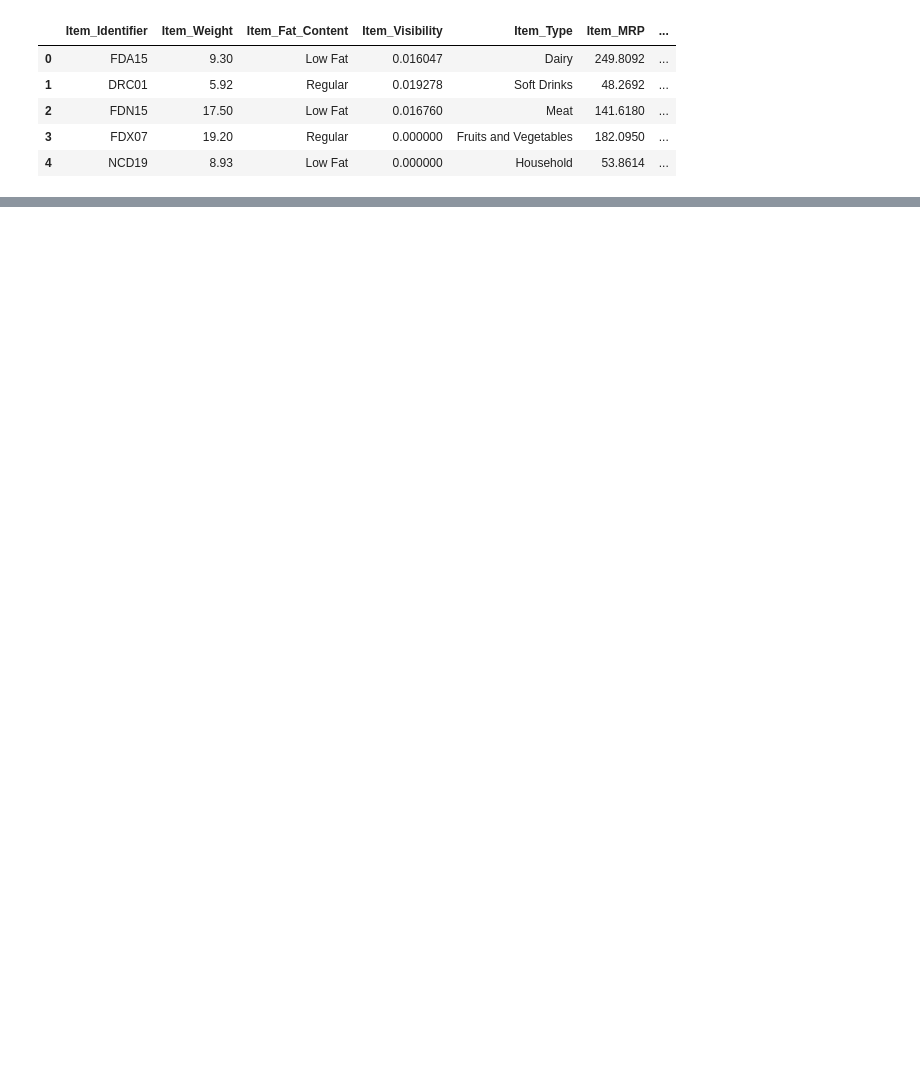
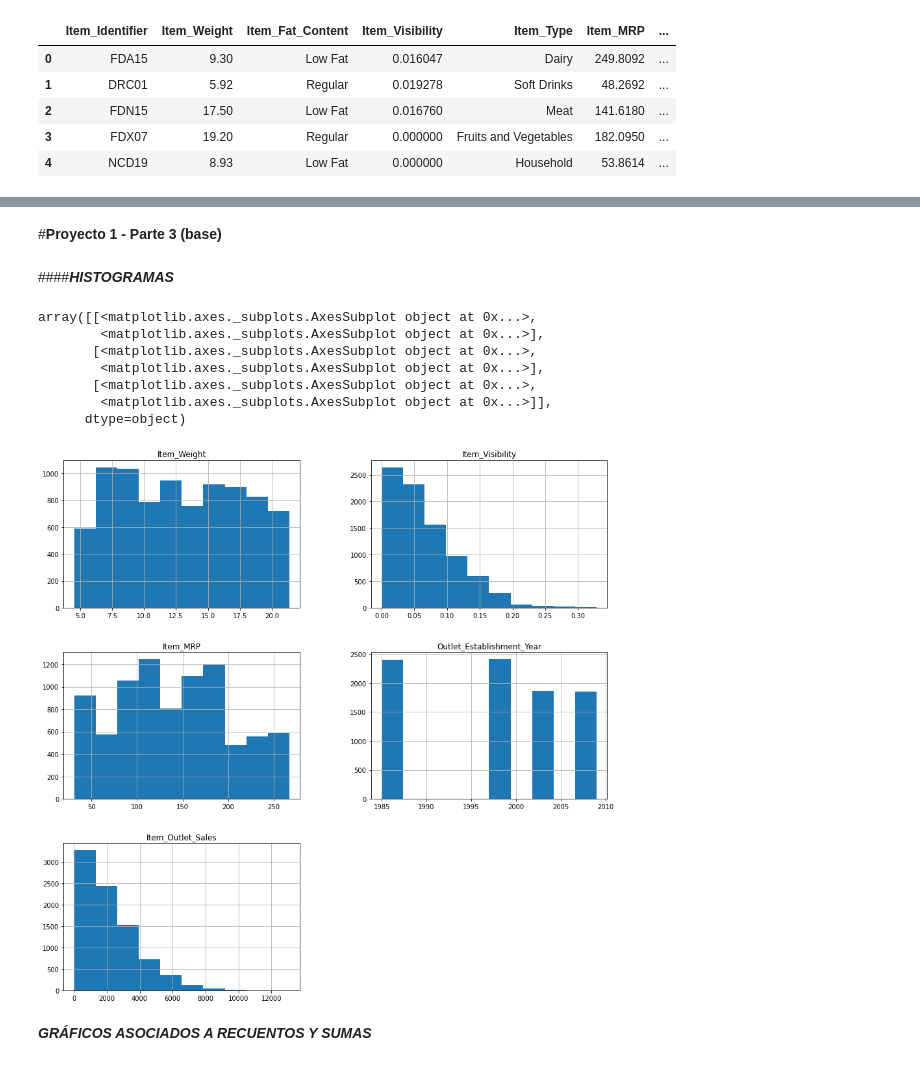
Before and after one commit to smaciasg/Ejercicios_DataScience_Coding_Dojo, a Jupyter notebook: Predicciones_de_ventas_alimenticias.ipynb, the cells around one changed output, grey strips where cells are left out. Cells and saved outputs as stored; diff of their text form; code cells hidden in the pictures; blank space fills up the shorter version.

```diff
--- a/Predicciones_de_ventas_alimenticias.ipynb
+++ b/Predicciones_de_ventas_alimenticias.ipynb
@@ -14,0 +285,2 @@ data.head()
+# %%
+data_predicciones['Outlet_Size'] = funcion_imputar_tamanio_tienda(data_predicciones)
@@ -14,0 +324,6 @@ data.head()
+# %%
+data_predicciones['Item_Fat_Content'].replace('LF','Low Fat', inplace=True)
+# %%
+data_predicciones['Item_Fat_Content'].replace('low fat','Low Fat', inplace=True)
+# %%
+data_predicciones['Item_Fat_Content'].replace('reg','Regular', inplace=True)
@@ -14,0 +355,19 @@ data.head()
+# %% [markdown]
+#**Proyecto 1 - Parte 3 (base)**
+# %% [markdown]
+####***HISTOGRAMAS***
+# %%
+#Histograma para ver las distribuciones de diversas características en el conjunto de datos.
+# De manera rápida para las variables numéricas se pueden presentar los siguientes plots:
+data_predicciones.hist(figsize = (15,15))
+# %% [output]
+array([[<matplotlib.axes._subplots.AxesSubplot object at 0x...>,
+        <matplotlib.axes._subplots.AxesSubplot object at 0x...>],
+       [<matplotlib.axes._subplots.AxesSubplot object at 0x...>,
+        <matplotlib.axes._subplots.AxesSubplot object at 0x...>],
+       [<matplotlib.axes._subplots.AxesSubplot object at 0x...>,
+        <matplotlib.axes._subplots.AxesSubplot object at 0x...>]],
+      dtype=object)
+[figure, added]
+# %% [markdown]
+***GRÁFICOS ASOCIADOS A RECUENTOS Y SUMAS***
```
Also changed, not shown: parts of 58 cells of this notebook.
